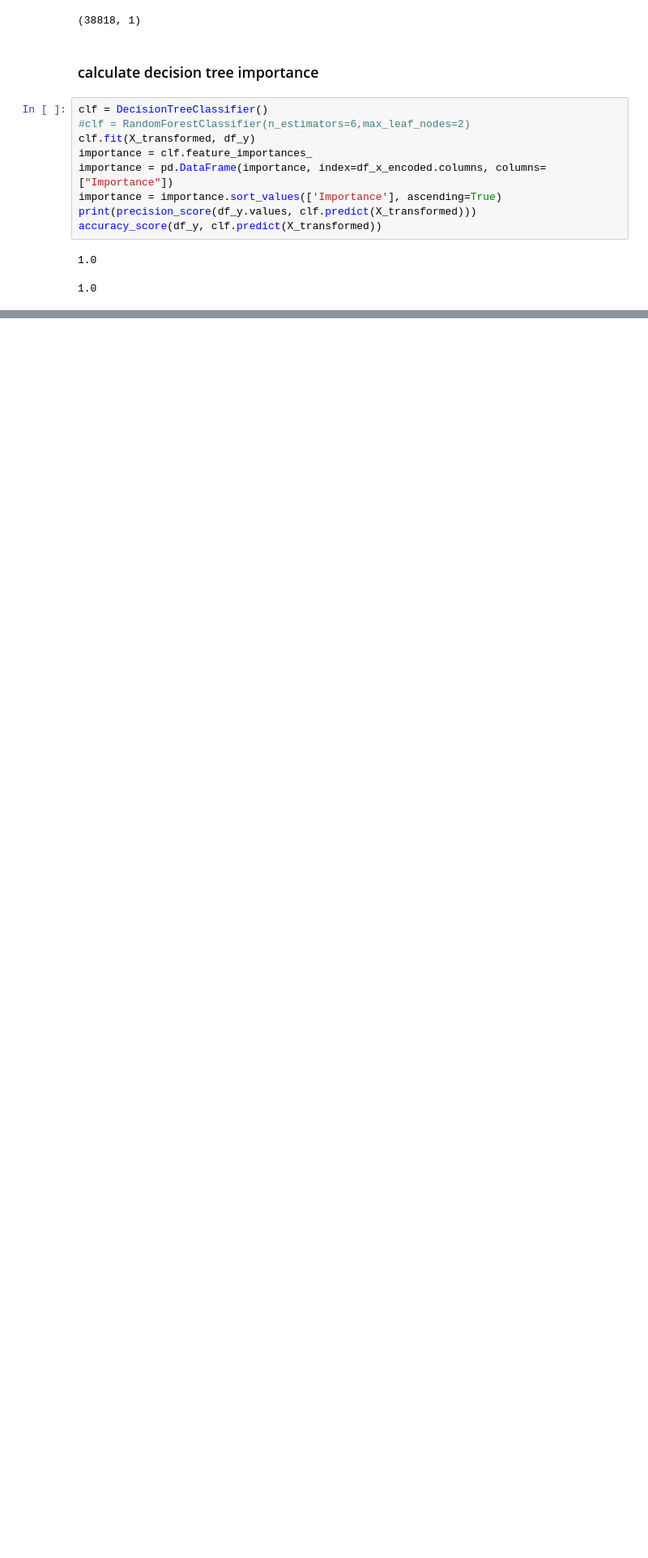
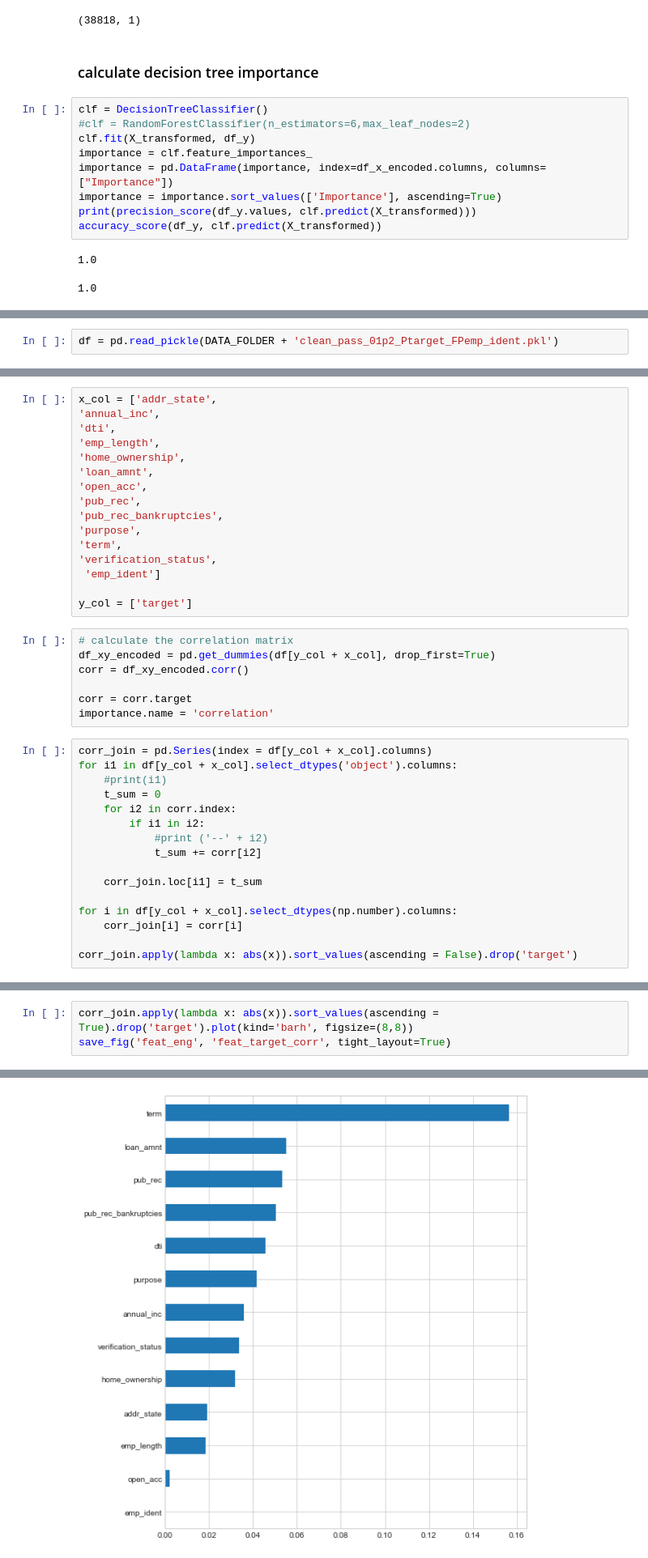
Before and after one commit to torben90/NF_Prj_LendingClub, a Jupyter notebook: sub_notebooks/main_parts/Feature_Engineering_.ipynb, the cells around one changed output, grey strips where cells are left out. Shown at 81% size. Cells and saved outputs as stored; diff of their text form; blank space fills up the shorter version.

```diff
--- a/sub_notebooks/main_parts/Feature_Engineering_.ipynb
+++ b/sub_notebooks/main_parts/Feature_Engineering_.ipynb
@@ -251,0 +256,2 @@ Saving figure dectree_feat_importance
+# %%
+df = pd.read_pickle(DATA_FOLDER + 'clean_pass_01p2_Ptarget_FPemp_ident.pkl')
@@ -251,0 +260,39 @@ Saving figure dectree_feat_importance
+# %%
+x_col = ['addr_state',
+'annual_inc',
+'dti',
+'emp_length',
+'home_ownership',
+'loan_amnt',
+'open_acc',
+'pub_rec',
+'pub_rec_bankruptcies',
+'purpose',
+'term',
+'verification_status',
+ 'emp_ident']
+
+y_col = ['target']
+# %%
+# calculate the correlation matrix
+df_xy_encoded = pd.get_dummies(df[y_col + x_col], drop_first=True)
+corr = df_xy_encoded.corr()
+
+corr = corr.target
+importance.name = 'correlation'
+# %%
+corr_join = pd.Series(index = df[y_col + x_col].columns)
+for i1 in df[y_col + x_col].select_dtypes('object').columns:
+    #print(i1)
+    t_sum = 0
+    for i2 in corr.index:
+        if i1 in i2:
+            #print ('--' + i2)
+            t_sum += corr[i2]
+
+    corr_join.loc[i1] = t_sum
+
+for i in df[y_col + x_col].select_dtypes(np.number).columns:
+    corr_join[i] = corr[i]
+
+corr_join.apply(lambda x: abs(x)).sort_values(ascending = False).drop('target')
@@ -251,0 +314,4 @@ Saving figure dectree_feat_importance
+# %%
+corr_join.apply(lambda x: abs(x)).sort_values(ascending = True).drop('target').plot(kind='barh', figsize=(8,8))
+save_fig('feat_eng', 'feat_target_corr', tight_layout=True)
+# %% [output]
@@ -251,0 +319 @@ Saving figure dectree_feat_importance
+[figure, added]
```
Also changed, not shown: parts of 10 cells of this notebook, 2 other files.
